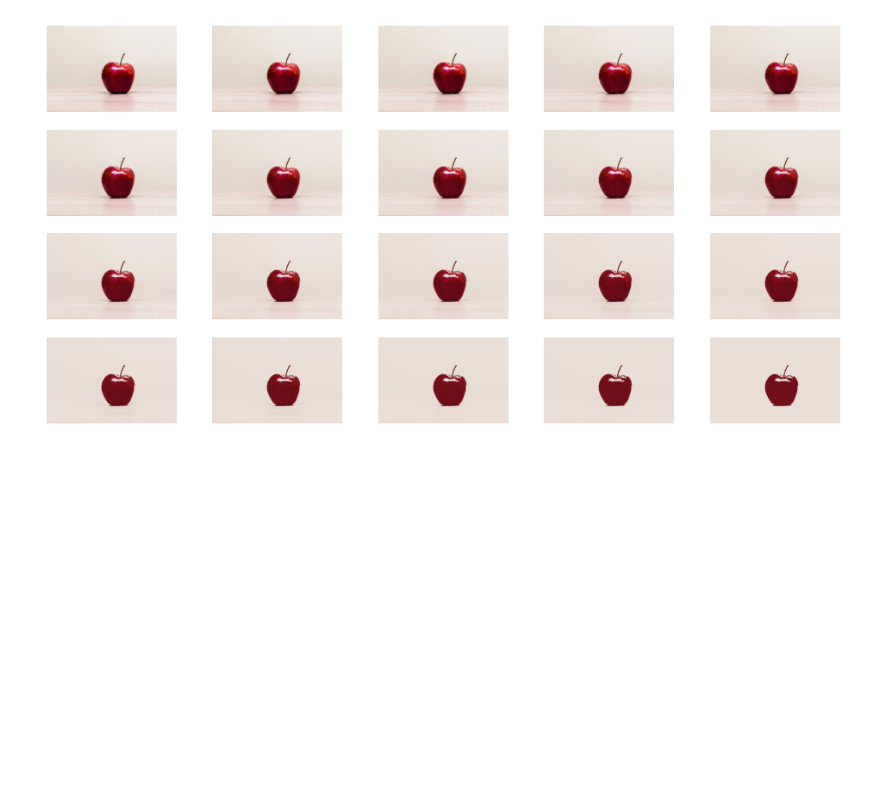
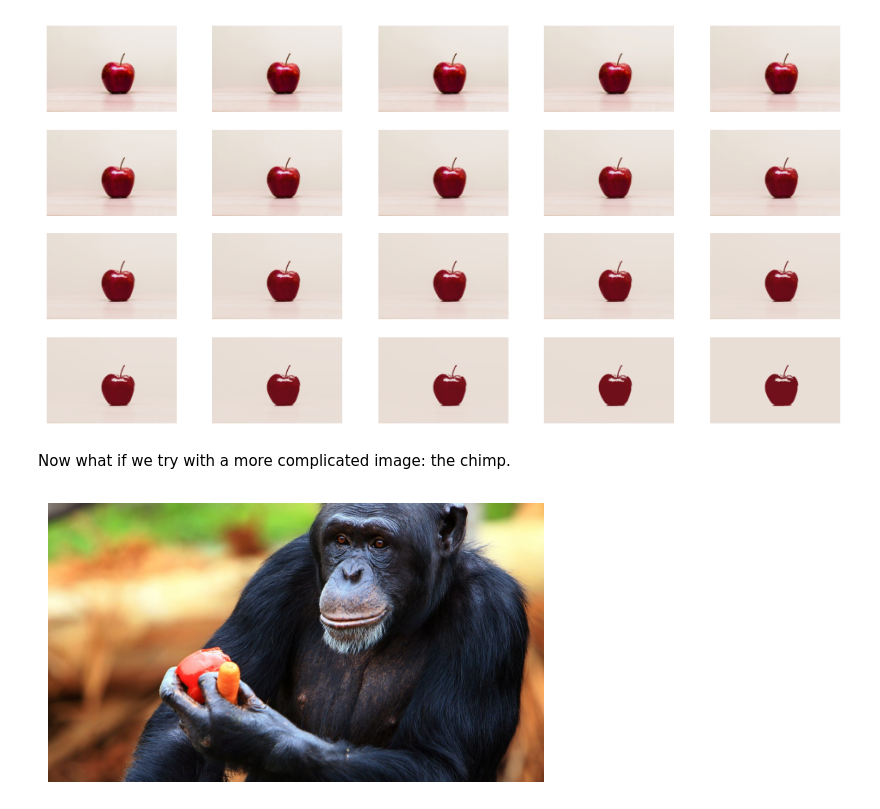
Before and after one commit to acceleratescience/diffusion-models, a Jupyter notebook: docs/BuildingBlocks/segmentation.ipynb, the cells around one changed output. Cells and saved outputs as stored; diff of their text form; code cells hidden in the pictures; blank space fills up the shorter version.

```diff
--- a/docs/BuildingBlocks/segmentation.ipynb
+++ b/docs/BuildingBlocks/segmentation.ipynb
@@ -75,3 +96,12 @@ for i, alpha in enumerate(alphas):
 plt.show()
 # %% [output]
 [figure]
+# %% [markdown]
+Now what if we try with a more complicated image: the chimp.
+# %%
+img = plt.imread('img_seg/monke.jpg')
+plt.imshow(img)
+plt.axis('off')
+plt.show()
+# %% [output]
+[figure, added]
```
Also changed, not shown: parts of 12 cells of this notebook, 6 other files.
